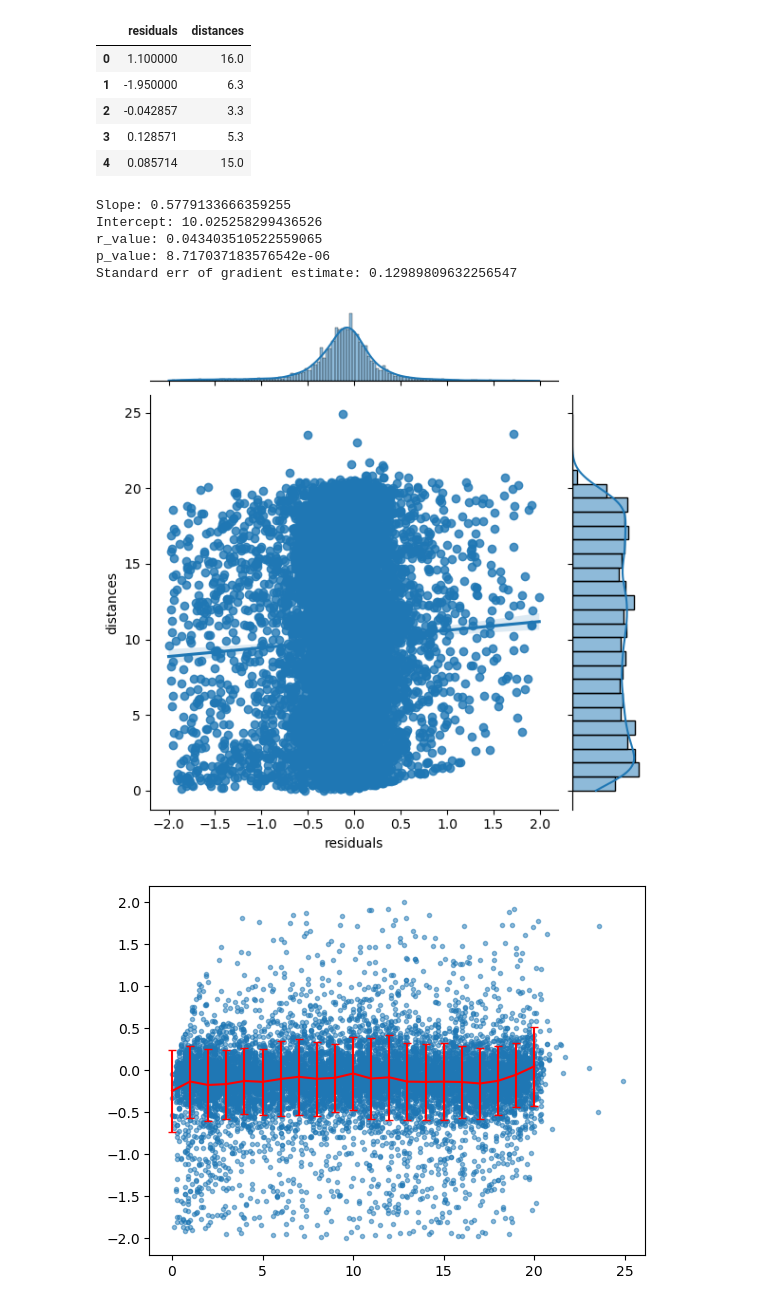
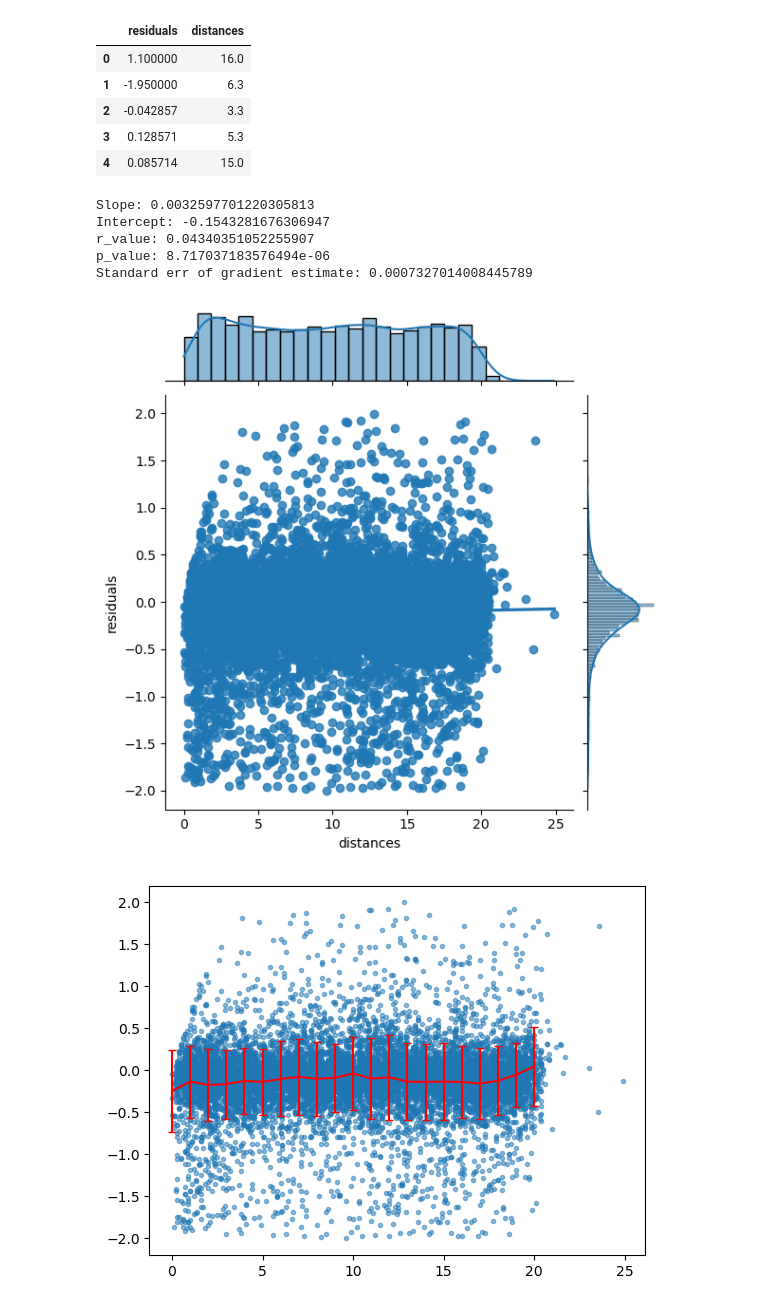
Before and after one commit to LucreziaRossi/LaboratoryOfComputationalPhysics_Y6, a Jupyter notebook: 07ex_Visualization.ipynb, the cells around one changed output. Cells and saved outputs as stored; diff of their text form; code cells hidden in the pictures.

```diff
--- a/07ex_Visualization.ipynb
+++ b/07ex_Visualization.ipynb
@@ -156,8 +156,8 @@ dfnew.head()
 | 4 | 0.085714 | 15.0 |
 # %%
 from scipy.stats import linregress
-x = dfnew['residuals']
-y = dfnew['distances']
+x = dfnew['distances']
+y = dfnew['residuals']
 slope, intercept, rval, pval, stderr = linregress(x,y)
 print("Slope:",slope)
 print("Intercept:",intercept)
@@ -165,16 +165,16 @@ print("r_value:",rval)
 print("p_value:",pval)
 print("Standard err of gradient estimate:",stderr)
 # %% [output]
-Slope: 0.5779133666359255
-Intercept: 10.025258299436526
-r_value: 0.043403510522559065
-p_value: 8.717037183576542e-06
-Standard err of gradient estimate: 0.12989809632256547
+Slope: 0.0032597701220305813
+Intercept: -0.1543281676306947
+r_value: 0.04340351052255907
+p_value: 8.717037183576494e-06
+Standard err of gradient estimate: 0.0007327014008445789
 # %%
 import seaborn as sns
-g = sns.jointplot(x="residuals",y= "distances", data=dfnew, kind="reg");
+g = sns.jointplot(x="distances",y= "residuals", data=dfnew, kind="reg");
 # %% [output]
-[figure, old version]
+[figure, new version]
 # %%
 x = np.linspace(0, 20, 21)
 
```
Also changed, not shown: parts of 3 cells of this notebook.
